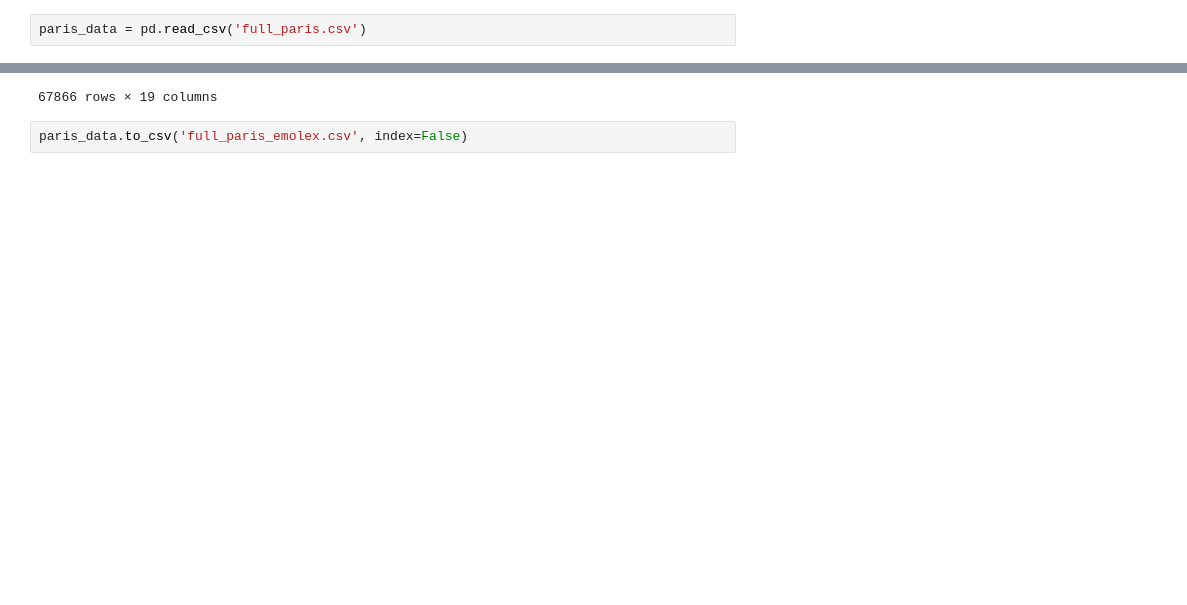
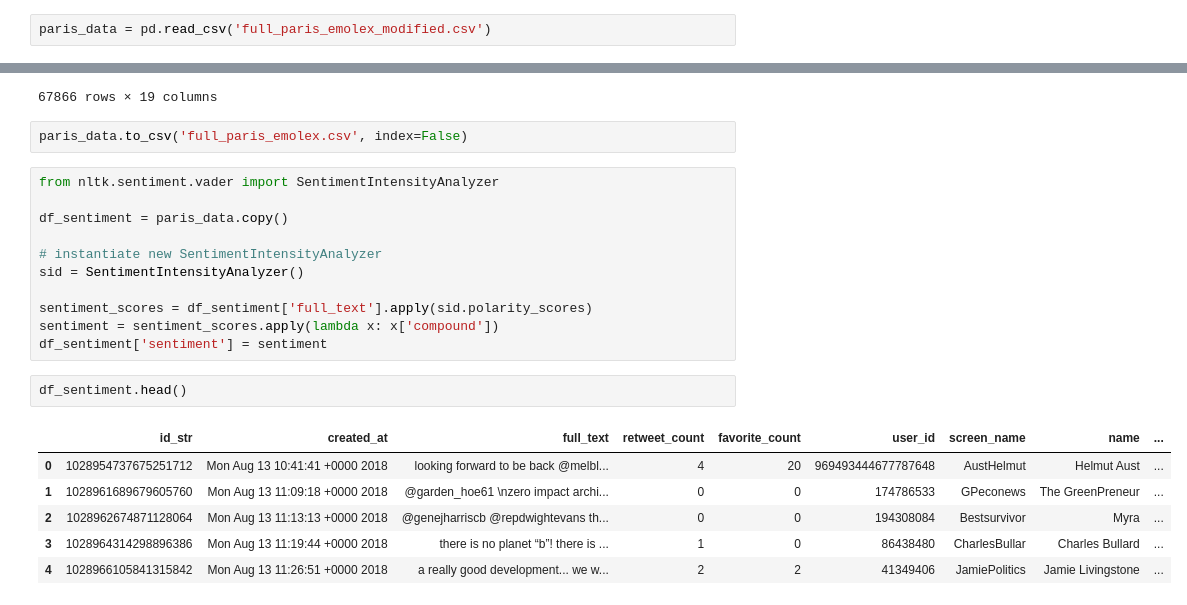
Before and after one commit to tabithaks/Public-Opinion-on-Climate-Change-Initiatives, a Jupyter notebook: Sentiment Analysis/sentiment_analysis_paris.ipynb, the cells around one changed output, grey strips where cells are left out. Cells and saved outputs as stored; diff of their text form; blank space fills up the shorter version.

```diff
--- a/Sentiment Analysis/sentiment_analysis_paris.ipynb
+++ b/Sentiment Analysis/sentiment_analysis_paris.ipynb
@@ -3,5 +15,5 @@ import pandas as pd
 # %%
-paris_data = pd.read_csv('full_paris.csv')
+paris_data = pd.read_csv('full_paris_emolex_modified.csv')
 # %%
 paris_data.head()
 # %% [output]
@@ -122,3 +134,23 @@ paris_data
 67866 rows × 19 columns
 # %%
 paris_data.to_csv('full_paris_emolex.csv', index=False)
+# %%
+from nltk.sentiment.vader import SentimentIntensityAnalyzer
+
+df_sentiment = paris_data.copy()
+
+# instantiate new SentimentIntensityAnalyzer
+sid = SentimentIntensityAnalyzer()
+
+sentiment_scores = df_sentiment['full_text'].apply(sid.polarity_scores)
+sentiment = sentiment_scores.apply(lambda x: x['compound'])
+df_sentiment['sentiment'] = sentiment
+# %%
+df_sentiment.head()
+# %% [output]
+|  | id_str | created_at | full_text | retweet_count | favorite_count | user_id | screen_name | name | ... |
+| 0 | 1028954737675251712 | Mon Aug 13 10:41:41 +0000 2018 | looking forward to be back @melbl... | 4 | 20 | 969493444677787648 | AustHelmut | Helmut Aust | ... |
+| 1 | 1028961689679605760 | Mon Aug 13 11:09:18 +0000 2018 | @garden_hoe61 \nzero impact archi... | 0 | 0 | 174786533 | GPeconews | The GreenPreneur | ... |
+| 2 | 1028962674871128064 | Mon Aug 13 11:13:13 +0000 2018 | @genejharriscb @repdwightevans th... | 0 | 0 | 194308084 | Bestsurvivor | Myra | ... |
+| 3 | 1028964314298896386 | Mon Aug 13 11:19:44 +0000 2018 | there is no planet “b”! there is ... | 1 | 0 | 86438480 | CharlesBullar | Charles Bullard | ... |
+| 4 | 1028966105841315842 | Mon Aug 13 11:26:51 +0000 2018 | a really good development... we w... | 2 | 2 | 41349406 | JamiePolitics | Jamie Livingstone | ... |
```
Also changed, not shown: parts of 8 cells of this notebook.
